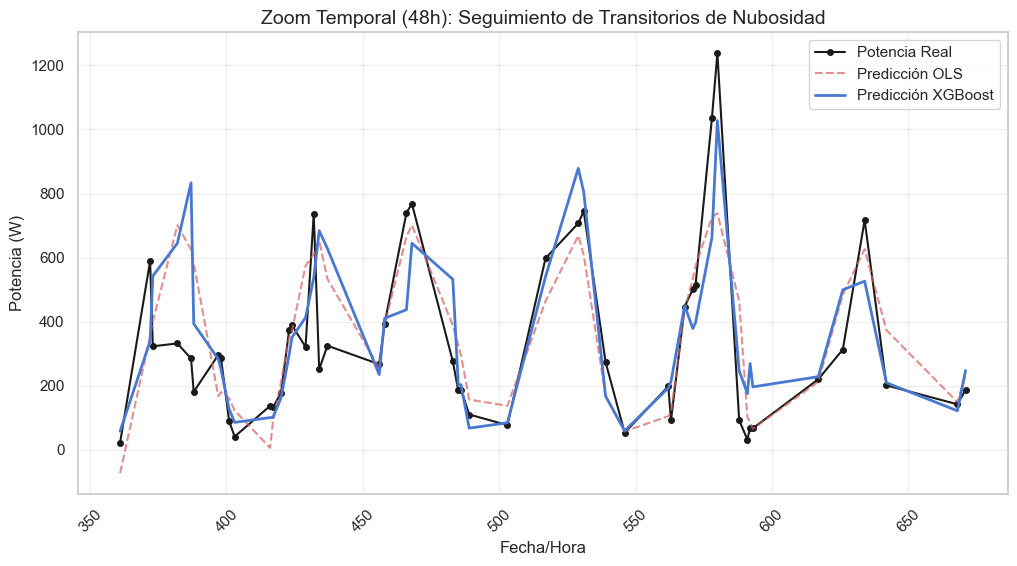
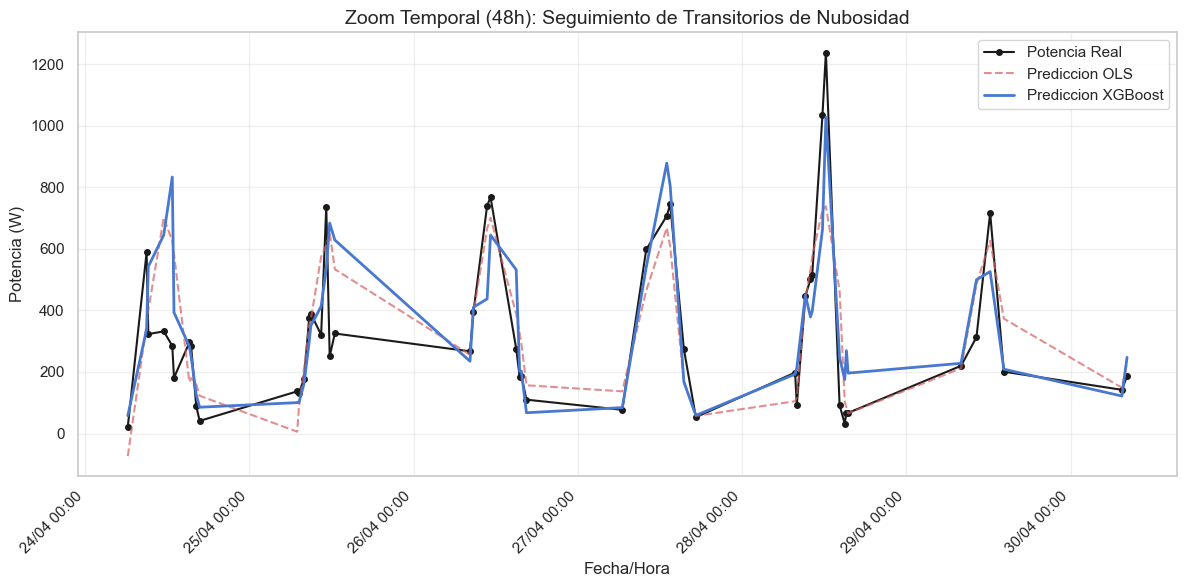
Code edit (unified diff) that turned the first committed figure into the second:
--- before
+++ after
@@ -1,27 +1,34 @@
-# ── Zoom Temporal de 48 Horas ────────────────────────────────────────────────
-# Re-indexamos para asegurar orden temporal en la gráfica
+# -- Zoom Temporal de 48 Horas -------------------------------------------
+# Obtenemos timestamps reales de df_ml alineados con y_test
+timestamps = df_ml.loc[y_test.index, "timestamp"]
+
+# Construimos el DataFrame con indice entero primero para evitar desalineacion
 df_test_plot = pd.DataFrame({
-    'Real': y_test,
-    'RF': y_pred_rf,
-    'XGB': y_pred_xgb,
-    'OLS': y_pred_ols
-}, index=y_test.index).sort_index()
+    "timestamp": timestamps.values,
+    "Real":      y_test.values,
+    "RF":        y_pred_rf,
+    "XGB":       y_pred_xgb,
+    "OLS":       y_pred_ols
+})
+df_test_plot = df_test_plot.sort_values("timestamp").set_index("timestamp")
 
-# Seleccionamos una ventana de ~2 días (50 registros en set diurno)
-ventana = df_test_plot.iloc[50:100] 
+# Seleccionamos una ventana de ~2 dias (50 registros en set diurno)
+ventana = df_test_plot.iloc[50:100]
 
-plt.figure(figsize=(12, 6))
-plt.plot(ventana.index, ventana['Real'], 'ko-', label='Potencia Real', markersize=4, linewidth=1.5)
-plt.plot(ventana.index, ventana['OLS'], 'r--', label='Predicción OLS', alpha=0.7)
-plt.plot(ventana.index, ventana['XGB'], 'b-', label='Predicción XGBoost', linewidth=2)
+fig, ax = plt.subplots(figsize=(12, 6))
+ax.plot(ventana.index, ventana["Real"], "ko-", label="Potencia Real", markersize=4, linewidth=1.5)
+ax.plot(ventana.index, ventana["OLS"],  "r--", label="Prediccion OLS", alpha=0.7)
+ax.plot(ventana.index, ventana["XGB"],  "b-",  label="Prediccion XGBoost", linewidth=2)
 
-plt.title('Zoom Temporal (48h): Seguimiento de Transitorios de Nubosidad')
-plt.ylabel('Potencia (W)')
-plt.xlabel('Fecha/Hora')
-plt.legend()
-plt.grid(alpha=0.3)
-plt.xticks(rotation=45)
+ax.set_title("Zoom Temporal (48h): Seguimiento de Transitorios de Nubosidad")
+ax.set_ylabel("Potencia (W)")
+ax.set_xlabel("Fecha/Hora")
+ax.legend()
+ax.grid(alpha=0.3)
+ax.xaxis.set_major_formatter(mdates.DateFormatter("%d/%m %H:%M"))
+fig.autofmt_xdate(rotation=45)
 
-plt.savefig('../visuals/fig13_serie_temporal_zoom.png', dpi=300, bbox_inches='tight')
-print(f"Gráfica guardada en: visuals/fig13_serie_temporal_zoom.png")
+plt.tight_layout()
+plt.savefig("../visuals/fig13_serie_temporal_zoom.png", dpi=300, bbox_inches="tight")
+print(f"Grafica guardada en: visuals/fig13_serie_temporal_zoom.png")
 plt.show()

Commit: fix: correccion grafica zoom 48h con fechas reales en eje X y conclusion comparativa XGBoost vs OLS